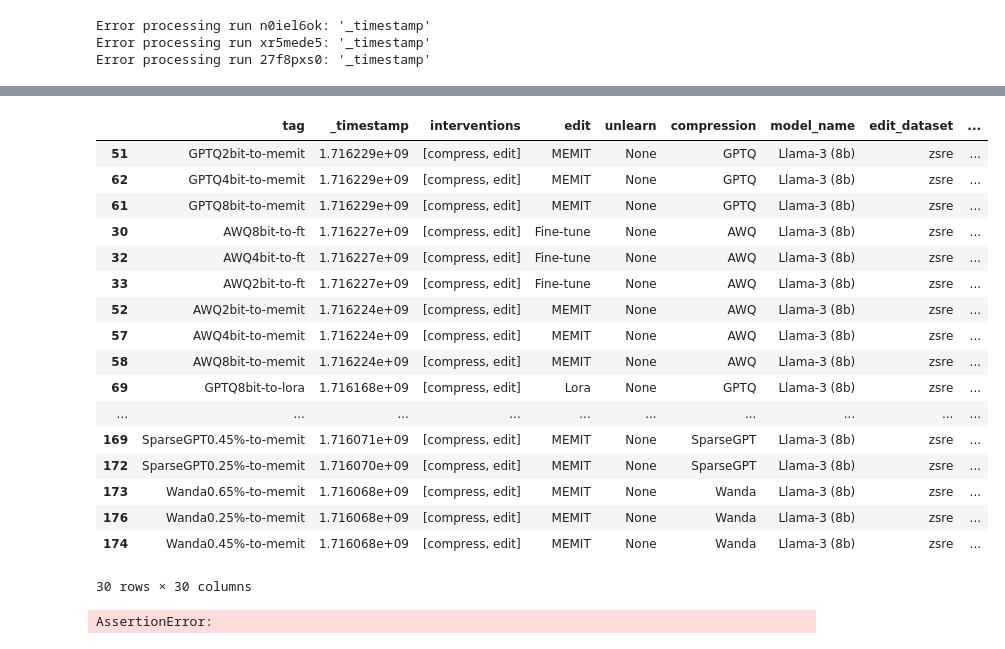
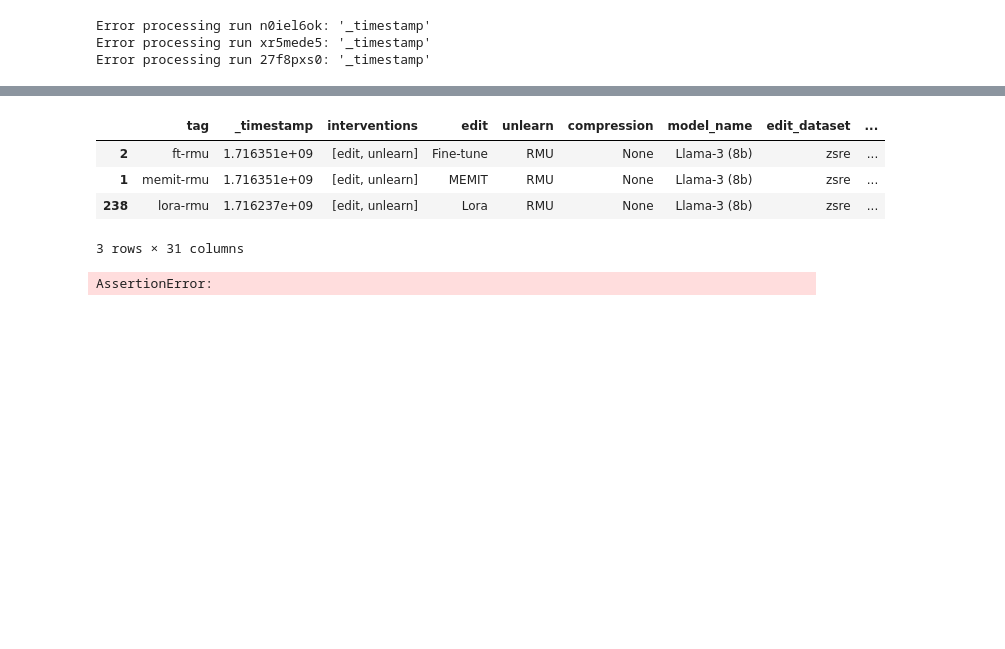
Before and after one commit to hartvigsen-group/composable-interventions, a Jupyter notebook: notebooks/tables.ipynb, the cells around one changed output, grey strips where cells are left out. Cells and saved outputs as stored; diff of their text form; code cells hidden in the pictures; blank space fills up the shorter version.

```diff
--- a/notebooks/tables.ipynb
+++ b/notebooks/tables.ipynb
@@ -135,6 +123,7 @@ all_runs_df_sorted[(all_runs_df_sorted["wbits"] == 16) & (all_runs_df_sorted["co
 # %%
 # Drop duplicates, keeping only the first occurrence (which is the most recent due to sorting)
-all_runs_df_deduplicated = all_runs_df_sorted.drop_duplicates(subset=[col for col in setting_columns if col not in ["_timestamp", "tag", "date"]], keep="first")
+# all_runs_df_deduplicated = all_runs_df_sorted.drop_duplicates(subset=[col for col in setting_columns if col not in ["_timestamp", "tag", "date"]], keep="first")
+all_runs_df_deduplicated = all_runs_df_sorted.drop_duplicates(subset="tag", keep="first")
 # all_runs_df_deduplicated = all_runs_df_sorted
 all_runs_df_deduplicated["interventions"] = all_runs_df_deduplicated["interventions"].apply(lambda x : ast.literal_eval(x))
 
@@ -210,0 +200,14 @@ all_runs_df_deduplicated[all_runs_df_deduplicated["compression"] == "SparseGPT"]
+# %%
+# Math for determining number of interventions
+awq_settings = 5
+gptq_settings = 4 # only support quantize to [2, 3, 4, 8] bits.
+wanda_count = 6
+sparsegpt_count = 6
+editor_settings = 3
+composition_factor = 2
+
+editor_count = composition_factor * (awq_settings + gptq_settings + wanda_count + sparsegpt_count + 1) * editor_settings
+print(editor_count // 2)
+
+rmu_count = composition_factor * (awq_settings + gptq_settings + wanda_count + sparsegpt_count + editor_settings)
+print(rmu_count)
@@ -211,8 +217,5 @@ all_runs_df_deduplicated[all_runs_df_deduplicated["compression"] == "SparseGPT"]
 # %%
 data = all_runs_df_deduplicated
-# print(data["interventions"])
-# Select rows where the "interventions" column is exactly ["edit"]
-temp = data[data["interventions"].apply(lambda x: x == ["edit", "compress"])]
 
 categories = {
     "No Intervention": data[data["interventions"].apply(lambda x: x == [])].copy(),
@@ -227,10 +230,33 @@ categories = {
     "Unlearn to Compress": data[data["interventions"].apply(lambda x: x == ["unlearn", "compress"])].copy()
 }
 
-assert len(categories["No Intervention"]) == 0 # Should be 1
-assert len(categories["Editing"]) == 3
-assert len(categories["Compression"]) == 12
-assert len(categories["Edit to Compression"]) == 32 # Should be 36 Missing LoRA Quant
-display(categories["Compression to Edit"])
-assert len(categories["Compression to Edit"]) == 0
+# assert len(categories["No Intervention"]) == 0 # Should be 1
+
+# display(categories["Editing"])
+assert len(categories["Editing"]) == 3, f"{len(categories['Editing'])} != 3"
+
+# display(categories["Compression"])
+# assert len(categories["Compression"]) == (awq_settings + gptq_settings + wanda_count + sparsegpt_count), f"{len(categories['Compression'])} != {awq_settings + gptq_settings + wanda_count + sparsegpt_count}"
+
+# display(categories["Edit to Compression"])
+assert len(categories["Edit to Compression"]) == editor_count // 2, f"{len(categories['Edit to Compression'])} != {editor_count // 2}"
+
+# display(categories["Compression to Edit"])
+# Missing Wanda0.25%-to-lora, Wanda0.45%-to-lora, Wanda0.65%-to-lora,
+assert len(categories["Compression to Edit"]) == (editor_count // 2 )- 3, f"{len(categories['Compression to Edit'])} != {editor_count // 2}" # TODO: Fix this by getting the latest results
+
+display(categories["Unlearn"].iloc[0])
+assert len(categories["Unlearn"]) == 1, f"{len(categories['Unlearn'])} != 1"
+
+display(categories["Edit to Unlearn"])
+assert len(categories["Edit to Unlearn"]) == 0
+
+display(categories["Unlearn to Edit"])
+assert len(categories["Unlearn to Edit"]) == 0
+
+display(categories["Compress to Unlearn"])
+assert len(categories["Compress to Unlearn"]) == 0
+
+display(categories["Unlearn to Compress"])
+assert len(categories["Unlearn to Compress"]) == 0
 # %% [output]
@@ -237,22 +280,9 @@ assert len(categories["Compression to Edit"]) == 0
 |  | tag | _timestamp | interventions | edit | unlearn | compression | model_name | edit_dataset | ... |
-| 51 | GPTQ2bit-to-memit | 1.716229e+09 | [compress, edit] | MEMIT | None | GPTQ | Llama-3 (8b) | zsre | ... |
-| 62 | GPTQ4bit-to-memit | 1.716229e+09 | [compress, edit] | MEMIT | None | GPTQ | Llama-3 (8b) | zsre | ... |
-| 61 | GPTQ8bit-to-memit | 1.716229e+09 | [compress, edit] | MEMIT | None | GPTQ | Llama-3 (8b) | zsre | ... |
-| 30 | AWQ8bit-to-ft | 1.716227e+09 | [compress, edit] | Fine-tune | None | AWQ | Llama-3 (8b) | zsre | ... |
-| 32 | AWQ4bit-to-ft | 1.716227e+09 | [compress, edit] | Fine-tune | None | AWQ | Llama-3 (8b) | zsre | ... |
-| 33 | AWQ2bit-to-ft | 1.716227e+09 | [compress, edit] | Fine-tune | None | AWQ | Llama-3 (8b) | zsre | ... |
-| 52 | AWQ2bit-to-memit | 1.716224e+09 | [compress, edit] | MEMIT | None | AWQ | Llama-3 (8b) | zsre | ... |
-| 57 | AWQ4bit-to-memit | 1.716224e+09 | [compress, edit] | MEMIT | None | AWQ | Llama-3 (8b) | zsre | ... |
-| 58 | AWQ8bit-to-memit | 1.716224e+09 | [compress, edit] | MEMIT | None | AWQ | Llama-3 (8b) | zsre | ... |
-| 69 | GPTQ8bit-to-lora | 1.716168e+09 | [compress, edit] | Lora | None | GPTQ | Llama-3 (8b) | zsre | ... |
-| ... | ... | ... | ... | ... | ... | ... | ... | ... | ... |
-| 169 | SparseGPT0.45%-to-memit | 1.716071e+09 | [compress, edit] | MEMIT | None | SparseGPT | Llama-3 (8b) | zsre | ... |
-| 172 | SparseGPT0.25%-to-memit | 1.716070e+09 | [compress, edit] | MEMIT | None | SparseGPT | Llama-3 (8b) | zsre | ... |
-| 173 | Wanda0.65%-to-memit | 1.716068e+09 | [compress, edit] | MEMIT | None | Wanda | Llama-3 (8b) | zsre | ... |
-| 176 | Wanda0.25%-to-memit | 1.716068e+09 | [compress, edit] | MEMIT | None | Wanda | Llama-3 (8b) | zsre | ... |
-| 174 | Wanda0.45%-to-memit | 1.716068e+09 | [compress, edit] | MEMIT | None | Wanda | Llama-3 (8b) | zsre | ... |
+| 2 | ft-rmu | 1.716351e+09 | [edit, unlearn] | Fine-tune | RMU | None | Llama-3 (8b) | zsre | ... |
+| 1 | memit-rmu | 1.716351e+09 | [edit, unlearn] | MEMIT | RMU | None | Llama-3 (8b) | zsre | ... |
+| 238 | lora-rmu | 1.716237e+09 | [edit, unlearn] | Lora | RMU | None | Llama-3 (8b) | zsre | ... |
-30 rows × 30 columns
-AssertionError:
+3 rows × 31 columns
+AssertionError:
 # %%
 def format_flops(value):
     """ Format FLOPs with three significant figures and appropriate suffix. """
```
Also changed, not shown: parts of 9 cells of this notebook, 5 other files.
